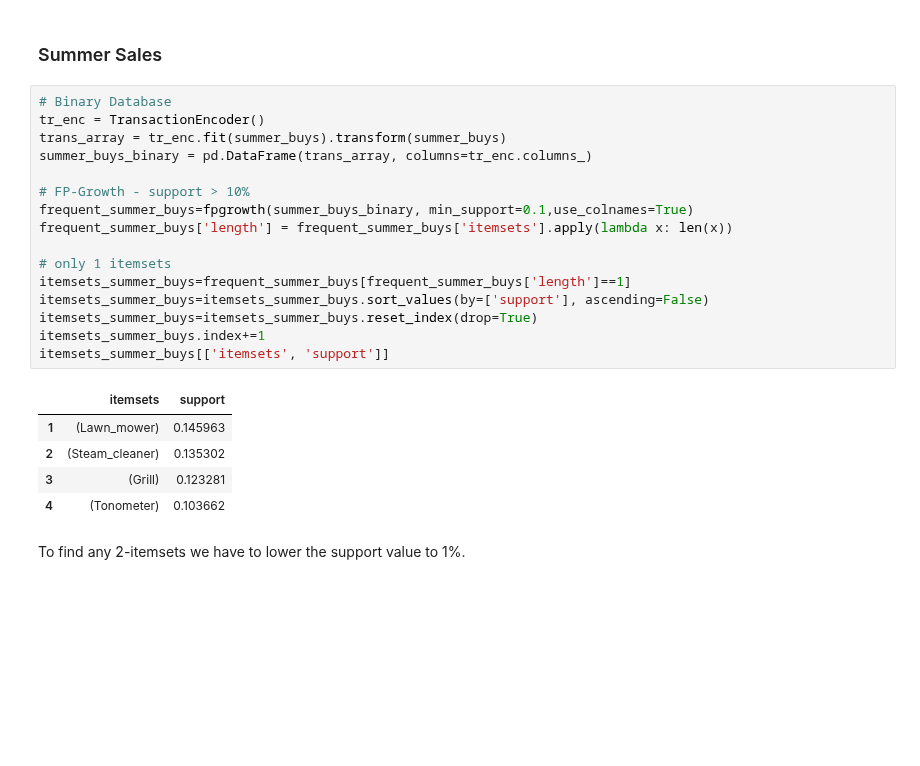
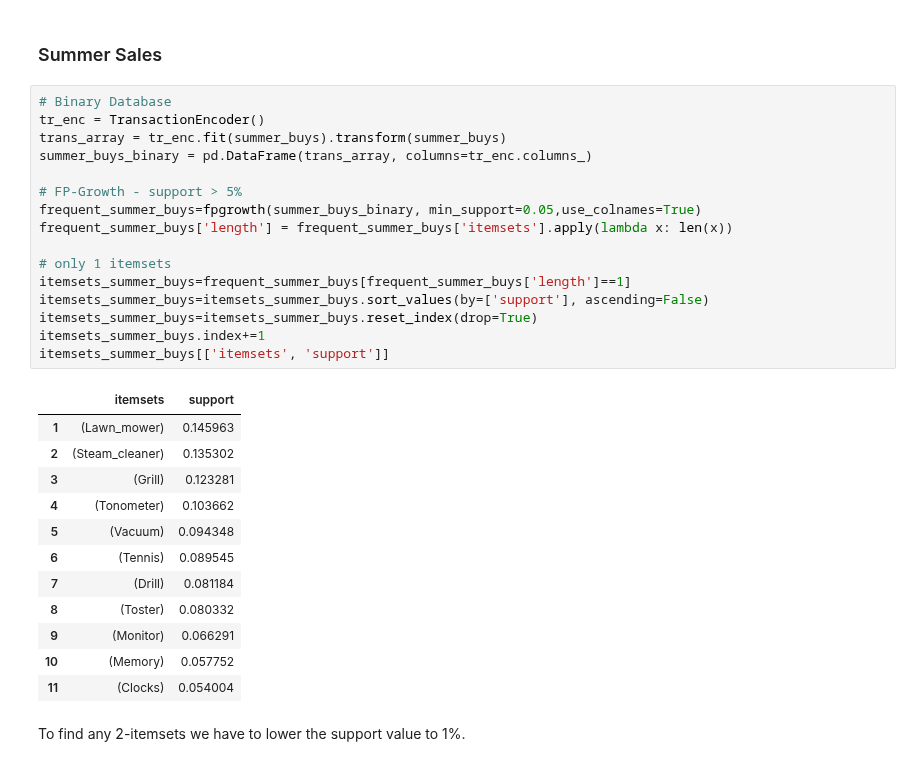
Before and after one commit to flpsantos3/PD_01, a Jupyter notebook: PD_202021_P1.ipynb, the cells around one changed output. Saved outputs shown, nothing was run; the diff lists cells and outputs as text; blank space fills up the shorter version.

```diff
--- a/PD_202021_P1.ipynb
+++ b/PD_202021_P1.ipynb
@@ -710,25 +710,32 @@ spring_clicks[:3]
 # %%
 # Binary Database
 tr_enc = TransactionEncoder()
 trans_array = tr_enc.fit(summer_buys).transform(summer_buys)
 summer_buys_binary = pd.DataFrame(trans_array, columns=tr_enc.columns_)
 
-# FP-Growth - support > 10%
-frequent_summer_buys=fpgrowth(summer_buys_binary, min_support=0.1,use_colnames=True)
+# FP-Growth - support > 5%
+frequent_summer_buys=fpgrowth(summer_buys_binary, min_support=0.05,use_colnames=True)
 frequent_summer_buys['length'] = frequent_summer_buys['itemsets'].apply(lambda x: len(x))
 
 # only 1 itemsets
 itemsets_summer_buys=frequent_summer_buys[frequent_summer_buys['length']==1]
 itemsets_summer_buys=itemsets_summer_buys.sort_values(by=['support'], ascending=False)
 itemsets_summer_buys=itemsets_summer_buys.reset_index(drop=True)
 itemsets_summer_buys.index+=1
 itemsets_summer_buys[['itemsets', 'support']]
 # %% [output]
 |  | itemsets | support |
 | 1 | (Lawn_mower) | 0.145963 |
 | 2 | (Steam_cleaner) | 0.135302 |
 | 3 | (Grill) | 0.123281 |
 | 4 | (Tonometer) | 0.103662 |
+| 5 | (Vacuum) | 0.094348 |
+| 6 | (Tennis) | 0.089545 |
+| 7 | (Drill) | 0.081184 |
+| 8 | (Toster) | 0.080332 |
+| 9 | (Monitor) | 0.066291 |
+| 10 | (Memory) | 0.057752 |
+| 11 | (Clocks) | 0.054004 |
 # %% [markdown]
 To find any 2-itemsets we have to lower the support value to 1%.
 # %%
```
Also changed, not shown: parts of 16 cells of this notebook.
